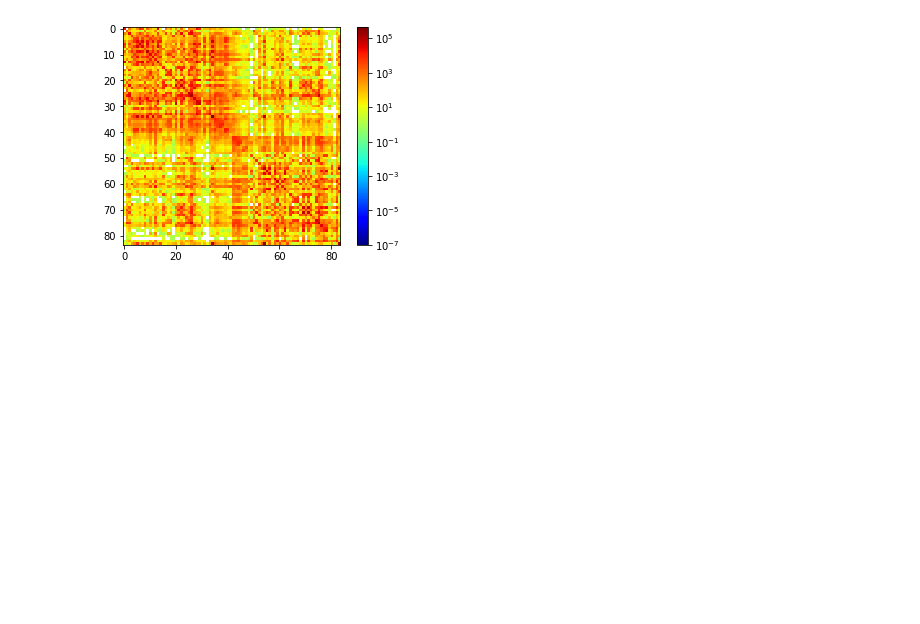
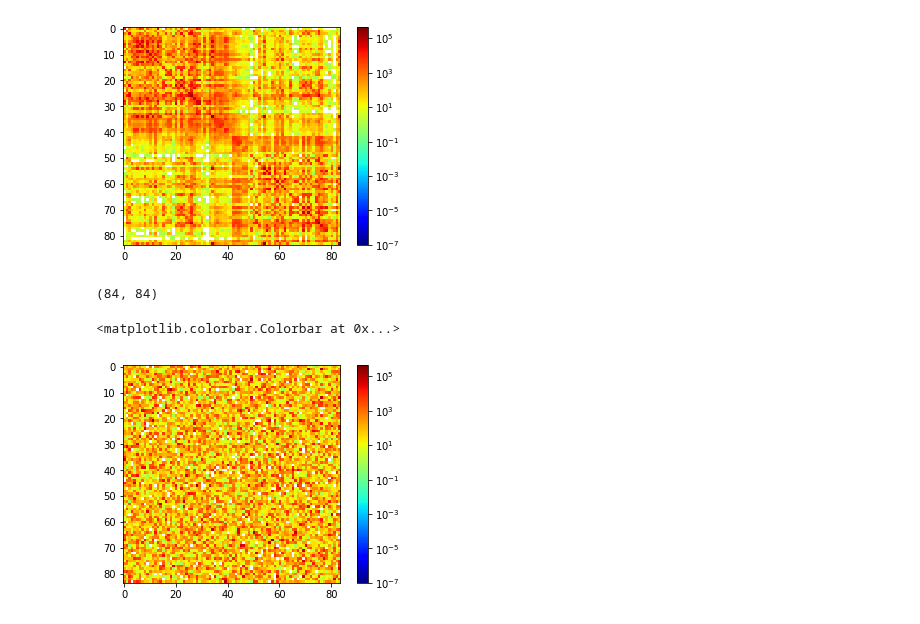
Before and after one commit to adam2392/tng_tvb, a Jupyter notebook: Shuffle Connectivities (Swap and Shuffle).ipynb, the cells around one changed output. Drawn from its saved outputs; the diff is of its cells as text; code cells hidden in the pictures; blank space fills up the shorter version.

```diff
--- a/Shuffle Connectivities (Swap and Shuffle).ipynb
+++ b/Shuffle Connectivities (Swap and Shuffle).ipynb
@@ -78,8 +78,8 @@ for patient in patients:
 
     ''' RANDOMLY SUBSAMPLE WITHIN THIS CONNECTIVITY '''
     # initialize structural connectivity and main simulator object
-#     con = connectivity.Connectivity.from_file(os.path.join(metadatadir(patient), "connectivity.zip"))
-#     shuffledcon = shuffleweights(con)
+    con = connectivity.Connectivity.from_file(os.path.join(metadatadir(patient), "connectivity.zip"))
+    shuffledcon = shuffleweights(con)
 
 
     print(patient)
@@ -102,3 +102,16 @@ plt.colorbar()
 # %% [output]
 <matplotlib.colorbar.Colorbar at 0x...>
 [figure]
+# %%
+print(con.weights.shape)
+test = np.random.choice(con.weights.ravel(), size=con.weights.shape, replace=False)
+plt.figure()
+image = test
+norm = colors.LogNorm(1e-7, image.max()) #, clip='True')
+plt.imshow(image, norm=norm, cmap=cm.jet)
+plt.colorbar()
+#max(con.weights[con.weights != 0])
+# %% [output]
+(84, 84)
+<matplotlib.colorbar.Colorbar at 0x...>
+[figure, added]
```
Also changed, not shown: parts of 3 cells of this notebook, 2 other files.
